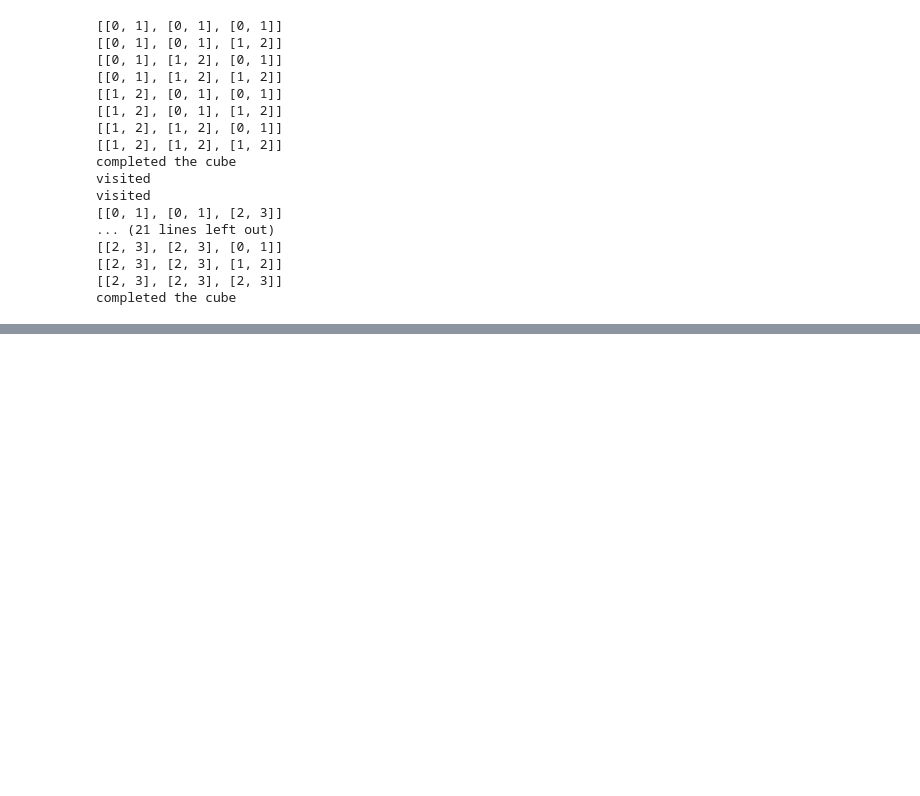
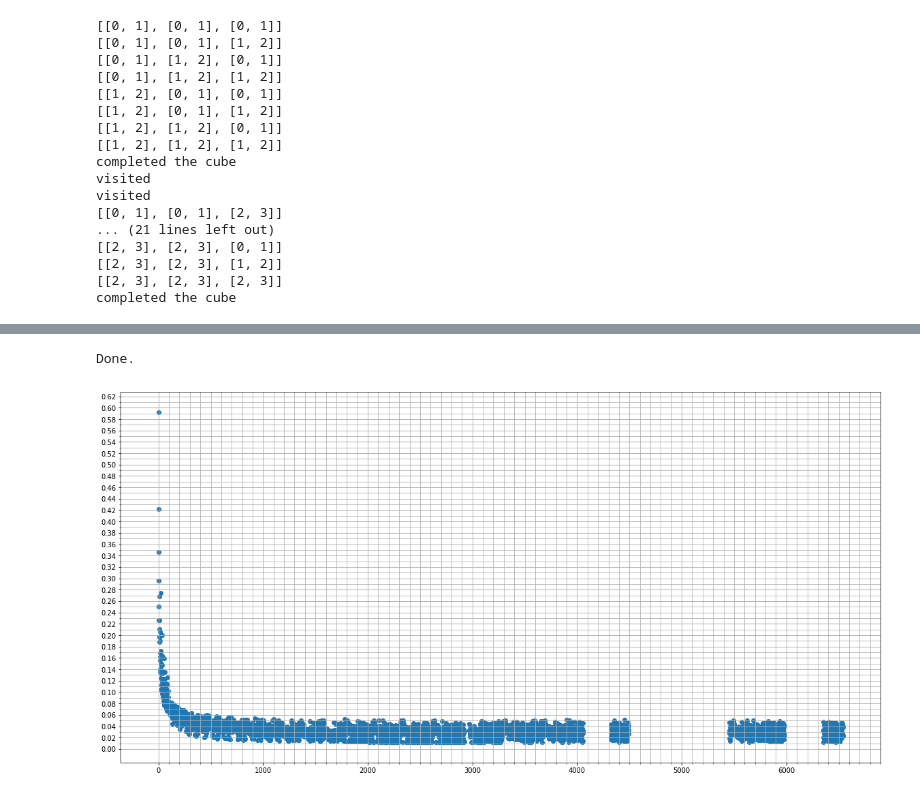
Before and after one commit to caoandong/Calabi_Yau, a Jupyter notebook: triangulate/Triangulate_2.ipynb, the cells around one changed output, grey strips where cells are left out. Saved outputs shown, nothing was run; the diff lists cells and outputs as text; code cells hidden in the pictures; blank space fills up the shorter version.

```diff
--- a/triangulate/Triangulate_2.ipynb
+++ b/triangulate/Triangulate_2.ipynb
@@ -1620,0 +1695,11 @@ completed the cube
+# %%
+for i in range(len(h_list_26_30)):
+#     if i < 800 or i > 1000:
+#         continue
+    idx = get_vol_idx(h_list_26_30[i])
+    if idx < 4000 or idx > 5000:
+        continue
+    print i, idx
+    print h_list_26_30[i]
+# print get_vol_idx(h_list_31_32[0])
+# print h_list_31_32[0]
@@ -1620,0 +1724,39 @@ completed the cube
+# %%
+vol_list_21_32 = vol_list_21_25 + vol_list_26_30 + vol_list_31_32
+h_list_21_32 = h_list_21_25 + h_list_26_30 + h_list_31_32
+print 'Done.'
+378 4058
+[27, 27, 27]
+784 4493
+[28, 28, 28]
+# %% [output]
+Done.
+# %%
+import numpy as np
+import matplotlib.pyplot as plt
+
+x = v_list + vol_list_21_32
+y = []
+for i in range(len(x)):
+    if i < len(v_list):
+        y.append(i)
+        continue
+    h_idx = i - len(v_list)
+    idx = get_vol_idx(h_list_21_32[h_idx])
+    y.append(idx)
+x_major_ticks = np.arange(0, 1, 0.02)
+x_minor_ticks = np.arange(0, 1, 0.01)
+y_major_ticks = np.arange(0, 11000, 1000)
+y_minor_ticks = np.arange(0, 11000, 100)
+fig = plt.figure(figsize=(20,10))
+ax = fig.add_subplot(1, 1, 1)
+#plt.figure(figsize=(20,10))
+ax.set_yticks(x_major_ticks)
+ax.set_yticks(x_minor_ticks, minor=True)
+ax.set_xticks(y_major_ticks)
+ax.set_xticks(y_minor_ticks, minor=True)
+ax.grid(which='both')
+plt.scatter(y, x)
+plt.show()
+# %% [output]
+[figure, added]
```
Also changed, not shown: parts of 5 cells of this notebook, 18 other files.
